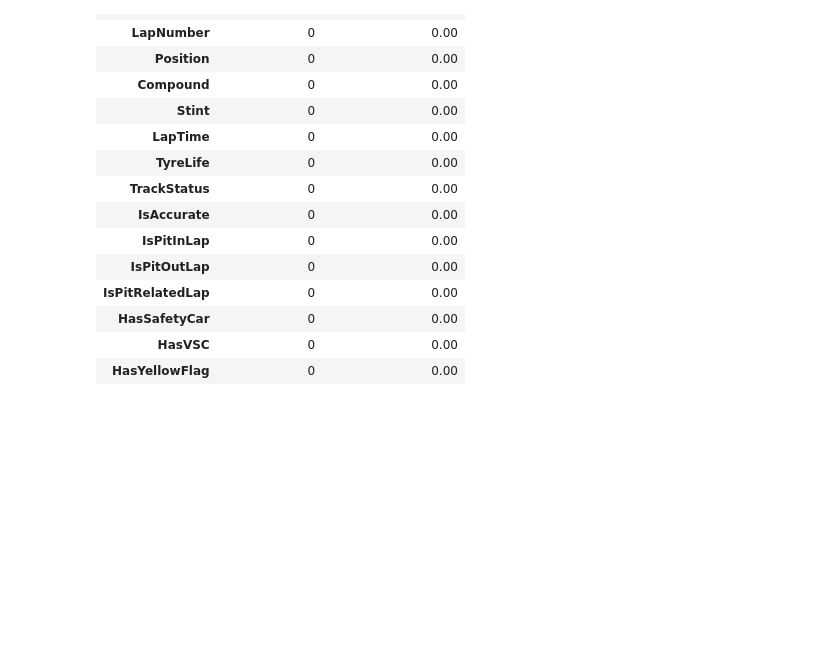
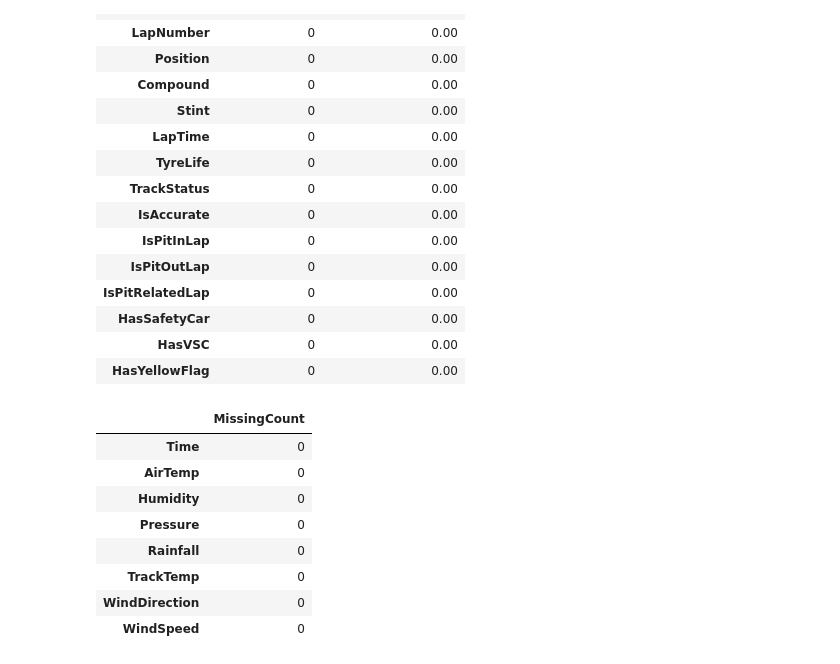
Before and after one commit to umutk11/f1-strategy-optimizer, a Jupyter notebook: notebooks/01_eda.ipynb, the cells around one changed output. Drawn from its saved outputs; the diff is of its cells as text; code cells hidden in the pictures; blank space fills up the shorter version.

```diff
--- a/notebooks/01_eda.ipynb
+++ b/notebooks/01_eda.ipynb
@@ -526,4 +526,29 @@ missing_summary
 | HasSafetyCar | 0 | 0.00 |
 | HasVSC | 0 | 0.00 |
 | HasYellowFlag | 0 | 0.00 |
+# %%
+weather_missing = (
+    weather_data
+    .isna()
+    .sum()
+    .rename("MissingCount")
+    .to_frame()
+)
+
+weather_missing = weather_missing.sort_values(
+    by="MissingCount",
+    ascending=False
+)
+
+weather_missing
+# %% [output]
+|  | MissingCount |
+| Time | 0 |
+| AirTemp | 0 |
+| Humidity | 0 |
+| Pressure | 0 |
+| Rainfall | 0 |
+| TrackTemp | 0 |
+| WindDirection | 0 |
+| WindSpeed | 0 |
 # %% [markdown]
```
Also changed, not shown: parts of 14 cells of this notebook, 1 other file.
